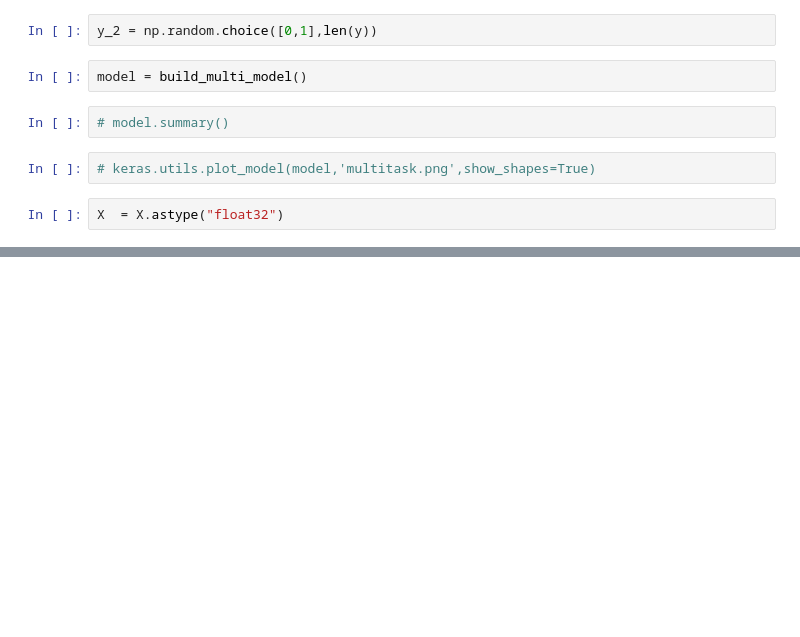
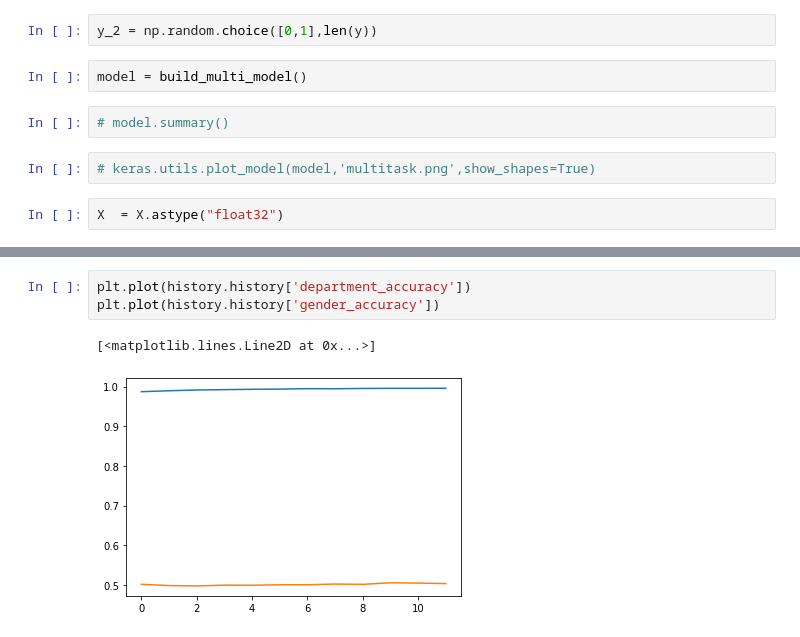
Before and after one commit to yusufbrima/RTGCompCognition, a Jupyter notebook: Deep Learning/Tensorflow/Functional/Starter.ipynb, the cells around one changed output, grey strips where cells are left out. Saved outputs shown, nothing was run; the diff lists cells and outputs as text; blank space fills up the shorter version.

```diff
--- a/Deep Learning/Tensorflow/Functional/Starter.ipynb
+++ b/Deep Learning/Tensorflow/Functional/Starter.ipynb
@@ -231,0 +321,6 @@ y.shape
+# %%
+plt.plot(history.history['department_accuracy'])
+plt.plot(history.history['gender_accuracy'])
+# %% [output]
+[<matplotlib.lines.Line2D at 0x...>]
+[figure, added]
```
Also changed, not shown: parts of 25 cells of this notebook, 3 other files.
